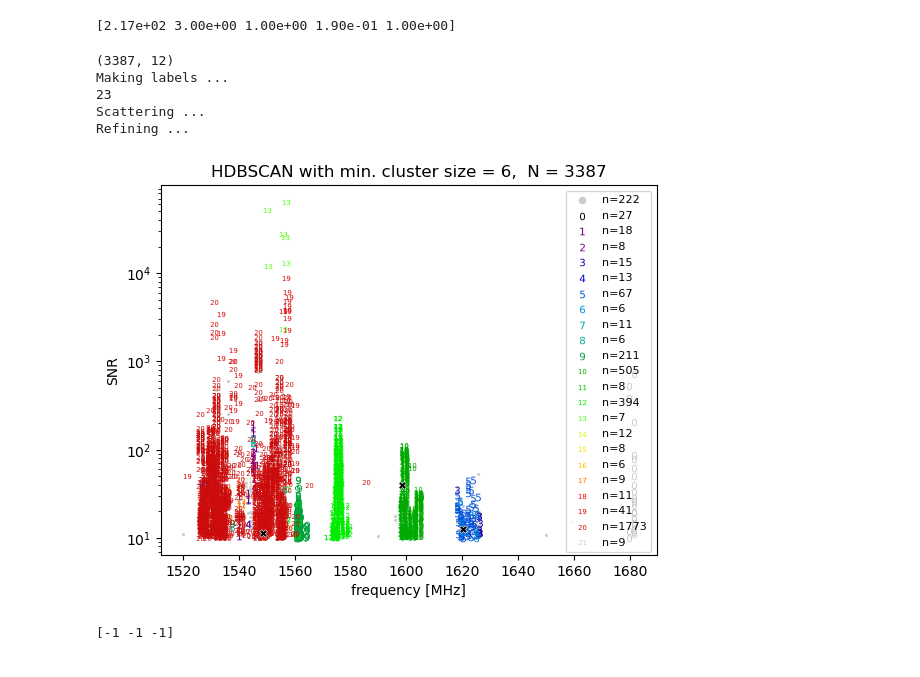
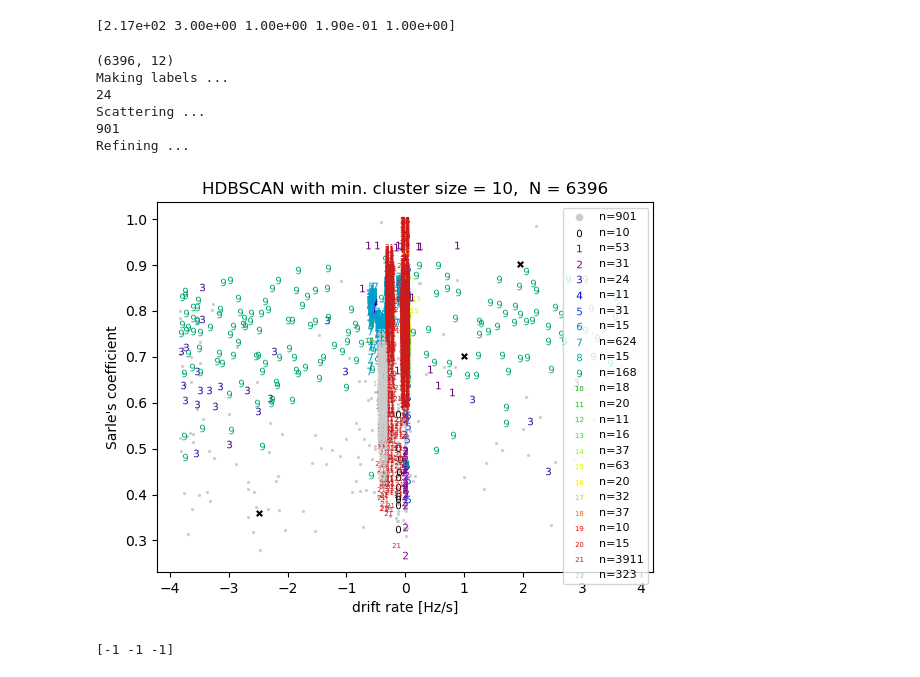
Before and after one commit to bjacobell/gbt-hdbscan, a Jupyter notebook: hdbscanning.ipynb, the cells around one changed output. Drawn from its saved outputs; the diff is of its cells as text; code cells hidden in the pictures.

```diff
--- a/hdbscanning.ipynb
+++ b/hdbscanning.ipynb
@@ -40,3 +41,14 @@ tskews = np.concatenate((tskews, np.load(f'/datax/scratch/benjb/{prefix}_tskews.
 tstds = np.concatenate((tstds, np.load(f'/datax/scratch/benjb/{prefix}_tstds.npz')['arr_0']))
 fstds = np.concatenate((fstds, np.load(f'/datax/scratch/benjb/{prefix}_fstds.npz')['arr_0']))
 sigbws = np.concatenate((sigbws, np.load(f'/datax/scratch/benjb/{prefix}_signal_bws.npz')['arr_0']))
+# %%
+prefix = 'HIP2792'
+skews = np.concatenate((skews, np.load(f'/datax/scratch/benjb/{prefix}_skewnesses.npz')['arr_0']))
+kurts = np.concatenate((kurts, np.load(f'/datax/scratch/benjb/{prefix}_kurtoses.npz')['arr_0']))
+sarles = np.concatenate((sarles, np.load(f'/datax/scratch/benjb/{prefix}_sarles.npz')['arr_0']))
+corrs = np.concatenate((corrs, np.load(f'/datax/scratch/benjb/{prefix}_corrs.npz')['arr_0']))
+tbws = np.concatenate((tbws, np.load(f'/datax/scratch/benjb/{prefix}_tbws.npz')['arr_0']))
+tskews = np.concatenate((tskews, np.load(f'/datax/scratch/benjb/{prefix}_tskews.npz')['arr_0']))
+tstds = np.concatenate((tstds, np.load(f'/datax/scratch/benjb/{prefix}_tstds.npz')['arr_0']))
+fstds = np.concatenate((fstds, np.load(f'/datax/scratch/benjb/{prefix}_fstds.npz')['arr_0']))
+sigbws = np.concatenate((sigbws, np.load(f'/datax/scratch/benjb/{prefix}_signal_bws.npz')['arr_0']))
@@ -79,3 +95,13 @@ df2_idxs = np.where((df2['Uncorrected_Frequency'].values > 1590) & (df2['Uncorre
 freqs = np.concatenate((freqs, df2['Uncorrected_Frequency'].values[df2_idxs]))
 drifts = np.concatenate((drifts, df2['Drift_Rate'].values[df2_idxs]))
 snrs = np.concatenate((snrs, df2['SNR'].values[df2_idxs]))
+# %%
+df3 = pd.read_table('/datax/scratch/benjb/m31_l_data/' + lfiles[1][44:-2] + 'dat', sep='\s+', names=['Top_Hit_#','Drift_Rate','SNR','Uncorrected_Frequency','Corrected_Frequency',
+                                            'Index', 'freq_start', 'freq_end', 'SEFD', 'SEFD_freq', 'Coarse_Channel_Number',
+                                            'Full_number_of_hits'], skiprows=9)
+
+print(lfiles[1][44:-2])
+
+freqs = np.concatenate((freqs, df3['Uncorrected_Frequency'].values))
+drifts = np.concatenate((drifts, df3['Drift_Rate'].values))
+snrs = np.concatenate((snrs, df3['SNR'].values))
@@ -92,6 +114,11 @@ plt.show()
 # %%
-data_arr = np.array([(freqs-np.min(freqs))/np.max(freqs-np.min(freqs)),
-                     np.abs(drifts)/np.max(drifts),
+normal_drifts = quantile_transform(drifts.reshape(len(drifts), 1), n_quantiles=len(drifts), output_distribution='normal')
+normal_drifts = normal_drifts.reshape(len(normal_drifts))
+
+
+data_arr = np.array([np.argsort(np.argsort(freqs))/len(freqs),
+                     #0.1*(freqs-np.min(freqs))/np.max(freqs-np.min(freqs)),
+                     np.abs(normal_drifts)/np.max(np.abs(normal_drifts)),
                      (np.log10(snrs)-np.min(np.log10(snrs)))/np.max(np.log10(snrs)-np.min(np.log10(snrs))),
                      (skews-np.min(skews))/np.max((skews-np.min(skews))),
                      (np.log10(kurts)-np.min(np.log10(kurts)))/np.max(np.log10(kurts)-np.min(np.log10(kurts))),
@@ -392,16 +419,17 @@ print(find_optimum_hyperparams(hyperparam_space))
 # %%
 import matplotlib.cm as cm
 
-nmincluster = 6
+nmincluster = 10
 nminsamples = 2
-eps = 0.2
+eps = 0.1794
 
-col_idx_x = 0
-col_idx_y = 2
+col_idx_x = 1
+col_idx_y = 5
 
 hdb = HDBSCAN(min_cluster_size=nmincluster, min_samples=nminsamples, cluster_selection_epsilon=eps, cluster_selection_method='eom')
 
 X = np.transpose(data_arr)
+#hdb.fit(np.concatenate((X[:,1:], X[:,2:]), axis=1))
 #hdb.fit(X[:,1:])
 hdb.fit(X)
 
@@ -425,6 +453,7 @@ for l in labels:
     idxs = np.where(labels_list == l)[0]
     if l == -1.:
         plt.scatter(x[idxs], y[idxs], color='0.8', s=5, linewidths=0, label=f'n={len(idxs)}')
+        print(len(idxs))
     else:
         plt.scatter(x[idxs], y[idxs], marker=f'${l}$', color=colors[l], s=30, linewidths=0, label=f'n={len(idxs)}')
 
@@ -438,36 +467,37 @@ plt.scatter(x[other_idxs], y[other_idxs], color='k', edgecolors='w', linewidths=
 
 print('Refining ...')
 
 if 'log10' in df.columns[col_idx_x]:
     plt.xscale('log')
 else:
     plt.xscale('linear')
 if 'log10' in df.columns[col_idx_y]:
     plt.yscale('log')
 else:
     plt.yscale('linear')
 
 plt.xlabel(x_param)
 plt.ylabel(y_param)
 plt.title(f'HDBSCAN with min. cluster size = {nmincluster},  N = {len(x)}')
 
 leg = plt.legend(fontsize=8)
 for lh in leg.legendHandles:
     lh.set_alpha(1)
     lh.set_sizes([30])
 #plt.xscale('log')
 #plt.yscale('log')
 
 #plt.savefig(f'HDBSCAN_clustering_{col_idx_x}_{col_idx_y}.pdf')
 
 plt.show()
 # %% [output]
-(3387, 12)
+(6396, 12)
 Making labels ...
-23
+24
 Scattering ...
+901
 Refining ...
-[figure, old version]
+[figure, new version]
 # %%
 print(labels_list[other_idxs])
 # %% [output]
```
Also changed, not shown: parts of 10 cells of this notebook, 2 other files.
